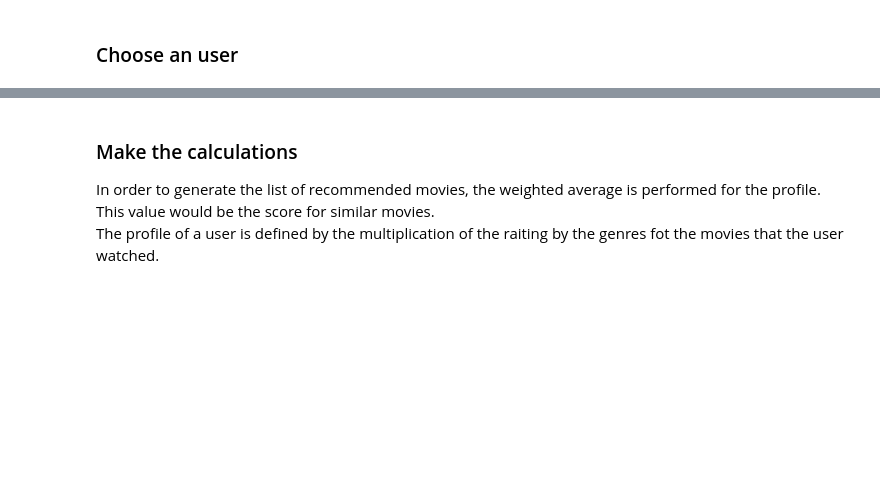
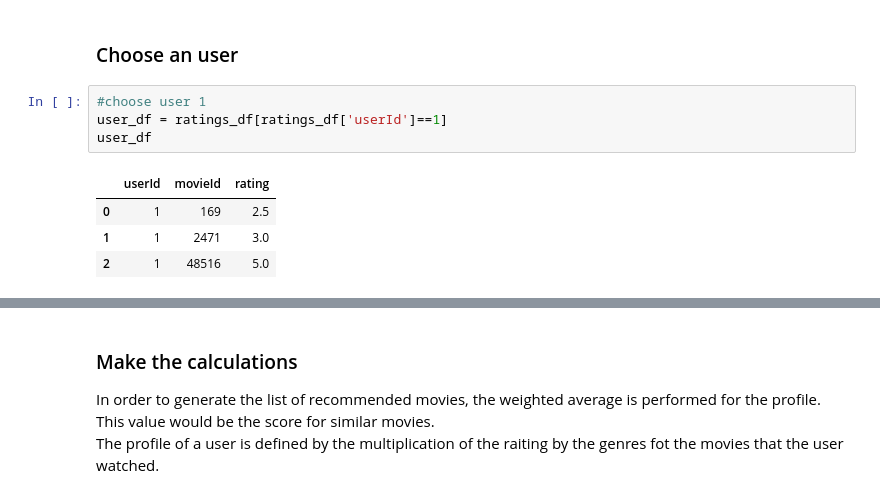
Before and after one commit to rootstrap/ml-training, a Jupyter notebook: recommendation_systems.ipynb, the cells around one changed output, grey strips where cells are left out. Cells and saved outputs as stored; diff of their text form; blank space fills up the shorter version.

```diff
--- a/recommendation systems.ipynb
+++ b/recommendation_systems.ipynb
@@ -118,4 +110,13 @@ ratings_df.head()
 ratings_df.drop('timestamp', axis=1, inplace=True)
 # %% [markdown]
 ### Choose an user
+# %%
+#choose user 1
+user_df = ratings_df[ratings_df['userId']==1]
+user_df
+# %% [output]
+|  | userId | movieId | rating |
+| 0 | 1 | 169 | 2.5 |
+| 1 | 1 | 2471 | 3.0 |
+| 2 | 1 | 48516 | 5.0 |
 # %%
```
Also changed, not shown: parts of 13 cells of this notebook, 10 other files.
